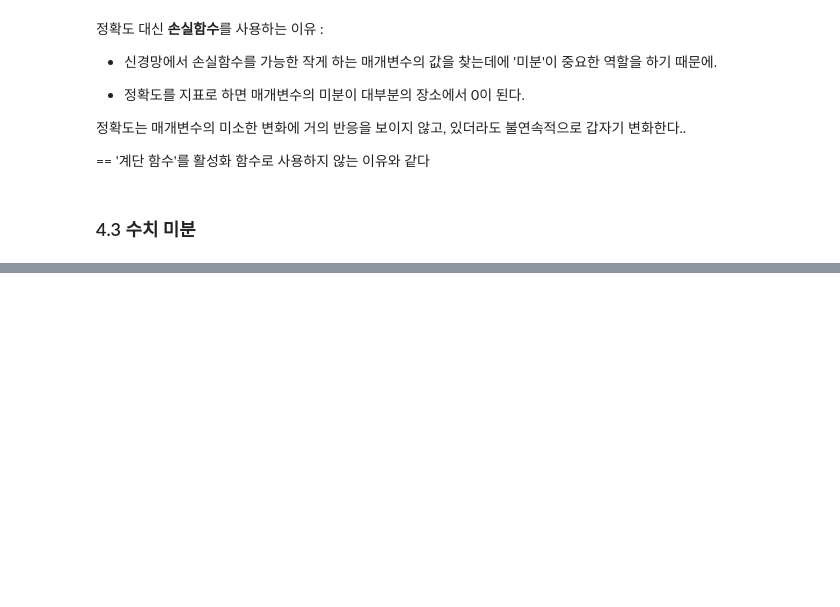
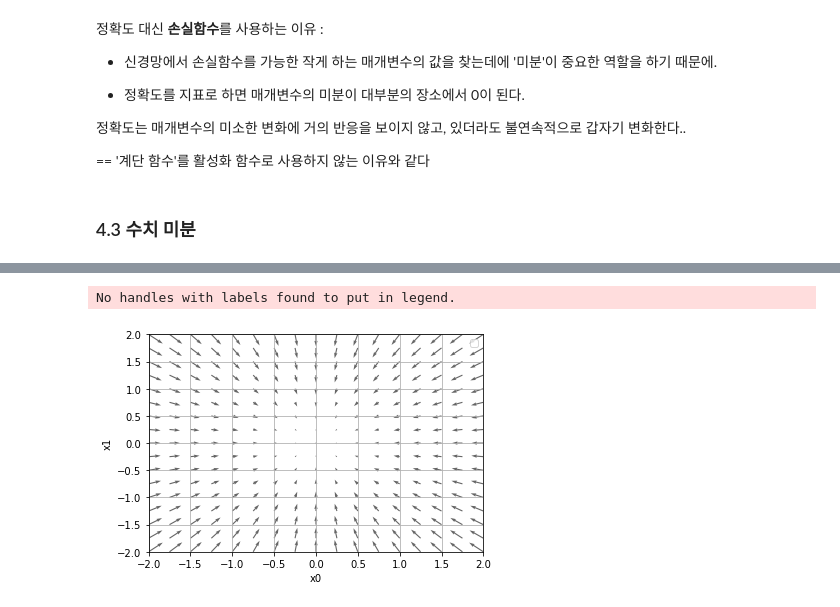
Before and after one commit to hyeon1263/BigAI, a Jupyter notebook: 밑바닥부터 시작하는 딥러닝/Chapter04.ipynb, the cells around one changed output, grey strips where cells are left out. Cells and saved outputs as stored; diff of their text form; code cells hidden in the pictures; blank space fills up the shorter version.

```diff
--- a/밑바닥부터 시작하는 딥러닝/Chapter04.ipynb
+++ b/밑바닥부터 시작하는 딥러닝/Chapter04.ipynb
@@ -154,0 +244,4 @@ def cross_entropy_error(y, t):
+# %%
+def function_2(x):
+    return x[0]**2 + x[1]**2
+    # 또는 np.sum(x**2)
@@ -154,0 +290,76 @@ def cross_entropy_error(y, t):
+# %%
+# 기울기의 결과에 마이너스를 붙인 벡터 그리기
+import numpy as np
+import matplotlib.pylab as plt
+from mpl_toolkits.mplot3d import Axes3D
+
+
+def _numerical_gradient_no_batch(f, x):
+    h = 1e-4 # 0.0001
+    grad = np.zeros_like(x) # x와 형상이 같은 배열을 생성
+
+    for idx in range(x.size):
+        tmp_val = x[idx]
+
+        # f(x+h) 계산
+        x[idx] = float(tmp_val) + h
+        fxh1 = f(x)
+
+        # f(x-h) 계산
+        x[idx] = tmp_val - h
+        fxh2 = f(x)
+
+        grad[idx] = (fxh1 - fxh2) / (2*h)
+        x[idx] = tmp_val # 값 복원
+
+    return grad
+
+
+def numerical_gradient(f, X):
+    if X.ndim == 1:
+        return _numerical_gradient_no_batch(f, X)
+    else:
+        grad = np.zeros_like(X)
+
+        for idx, x in enumerate(X):
+            grad[idx] = _numerical_gradient_no_batch(f, x)
+
+        return grad
+
+
+def function_2(x):
+    if x.ndim == 1:
+        return np.sum(x**2)
+    else:
+        return np.sum(x**2, axis=1)
+
+
+def tangent_line(f, x):
+    d = numerical_gradient(f, x)
+    print(d)
+    y = f(x) - d*x
+    return lambda t: d*t + y
+
+if __name__ == '__main__':
+    x0 = np.arange(-2, 2.5, 0.25)
+    x1 = np.arange(-2, 2.5, 0.25)
+    X, Y = np.meshgrid(x0, x1)
+
+    X = X.flatten()
+    Y = Y.flatten()
+
+    grad = numerical_gradient(function_2, np.array([X, Y]) )
+
+    plt.figure()
+    plt.quiver(X, Y, -grad[0], -grad[1],  angles="xy",color="#666666")#,headwidth=10,scale=40,color="#444444")
+    plt.xlim([-2, 2])
+    plt.ylim([-2, 2])
+    plt.xlabel('x0')
+    plt.ylabel('x1')
+    plt.grid()
+    plt.legend()
+    plt.draw()
+    plt.show()
+# %% [output]
+No handles with labels found to put in legend.
+[figure, added]
```
Also changed, not shown: parts of 51 cells of this notebook.
